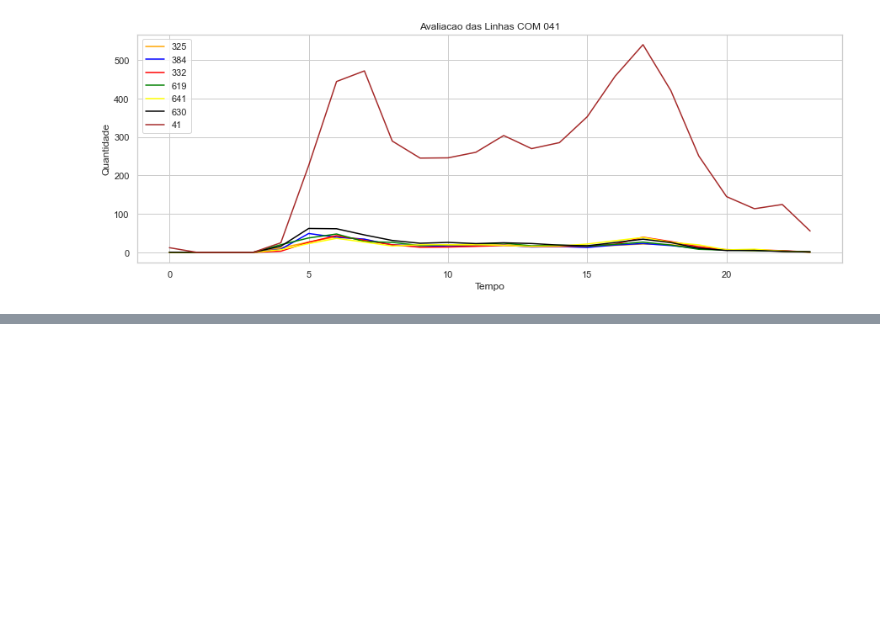
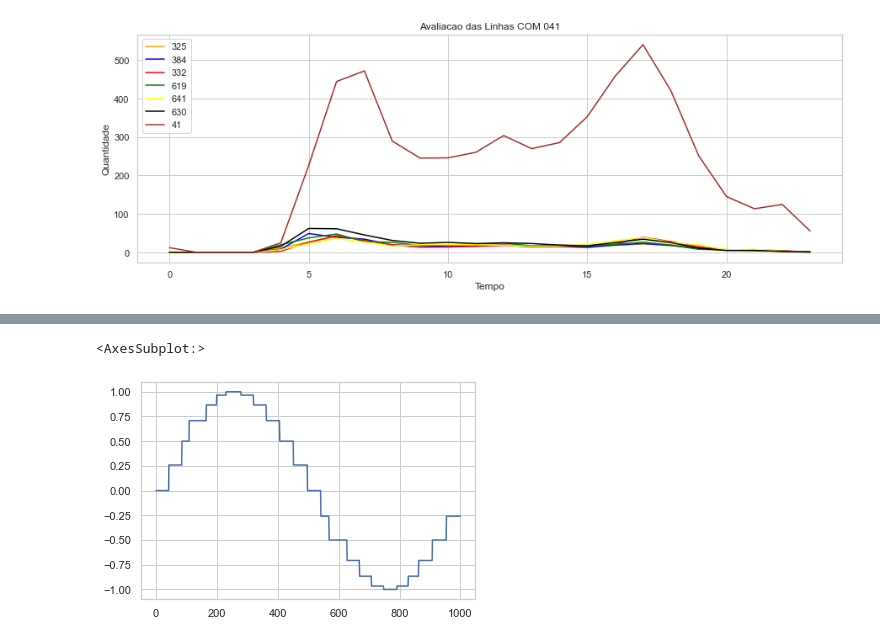
Before and after one commit to medeirosvictor/ds-mobilidade-urbana-fortaleza, a Jupyter notebook: Data-Visualization.ipynb, the cells around one changed output, grey strips where cells are left out. Drawn from its saved outputs; the diff is of its cells as text; code cells hidden in the pictures; blank space fills up the shorter version.

```diff
--- a/Data-Visualization.ipynb
+++ b/Data-Visualization.ipynb
@@ -156,0 +214,5 @@ plt.show()
+# %%
+df.sin_hora.plot()
+# %% [output]
+<AxesSubplot:>
+[figure, added]
```
Also changed, not shown: parts of 4 cells of this notebook, 11 other files.
